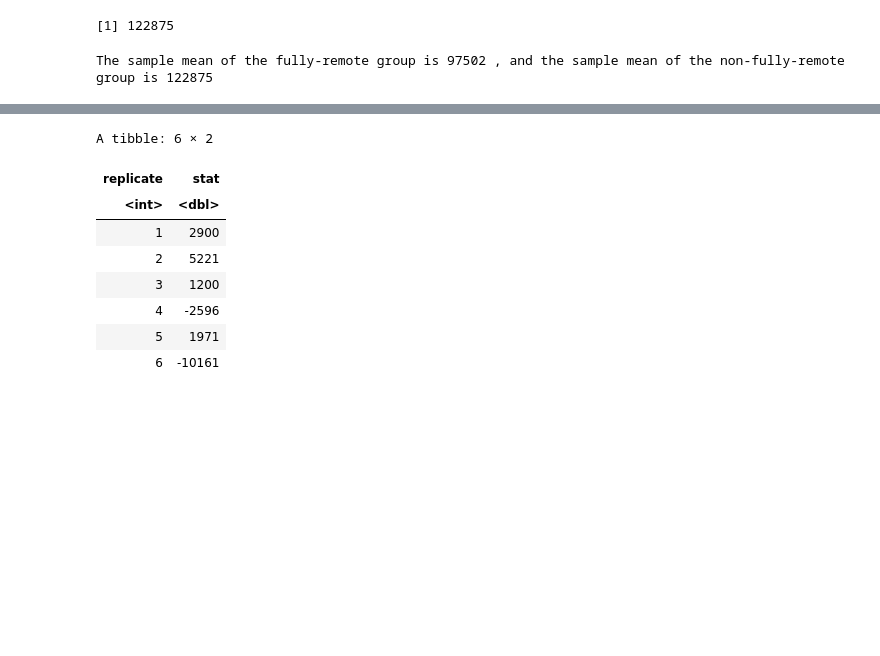
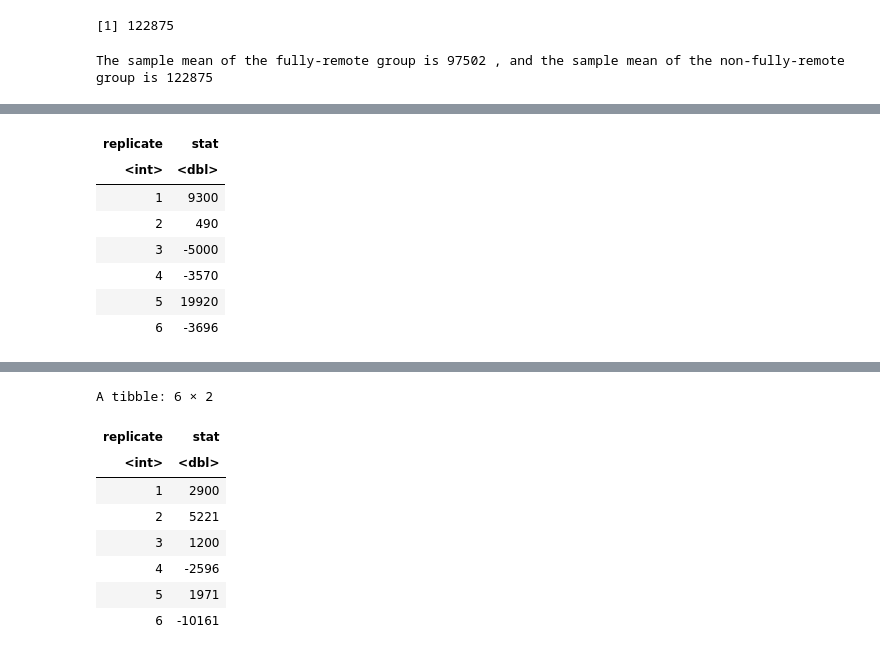
Before and after one commit to ludioludius/STAT201-Project, a Jupyter notebook: Final_Report_Draft.ipynb, the cells around one changed output, grey strips where cells are left out. Saved outputs shown, nothing was run; the diff lists cells and outputs as text; code cells hidden in the pictures; blank space fills up the shorter version.

```diff
--- a/Final_Report_Draft.ipynb
+++ b/Final_Report_Draft.ipynb
@@ -494,0 +509,88 @@ A tibble: 1 × 1
+# %%
+## change country mean to median
+
+#calculate observed test statistic
+us_obs_diff_in_meds <-
+    us_remote_binary %>%
+    specify(formula = salary_in_usd ~ fully_remote) %>%
+    calculate(stat = "diff in medians", order = c("TRUE", "FALSE"))
+# us_obs_diff_in_meds
+
+# build the null distribution
+us_null_dist_meds <- us_remote_binary %>%
+    specify(formula = salary_in_usd ~ fully_remote) %>%
+    hypothesize(null = "independence") %>%
+    generate(reps = 10000, type = "permute") %>%
+    calculate(stat="diff in medians", order = c("TRUE", "FALSE"))
+head(us_null_dist_meds)
+
+# # visualization
+# diff_in_medians_plot <-
+#     visualize(null_dist, bins = 10) +
+#     shade_p_value(obs_stat = obs_diff_in_means, direction = "right") +
+#     xlab("Difference in mean") +
+#     theme(text = element_text(size = 20))
+# diff_in_medians_plot
+
+# get p value
+us_p_value_meds <- us_null_dist_meds %>%
+    get_p_value(obs_stat = us_obs_diff_in_meds, direction = "right")
+us_p_value_meds
+
+
+#calculate observed test statistic
+ca_obs_diff_in_meds <-
+    ca_remote_binary %>%
+    specify(formula = salary_in_usd ~ fully_remote) %>%
+    calculate(stat = "diff in medians", order = c("TRUE", "FALSE"))
+# ca_obs_diff_in_meds
+
+# build the null distribution
+ca_null_dist_meds <- ca_remote_binary %>%
+    specify(formula = salary_in_usd ~ fully_remote) %>%
+    hypothesize(null = "independence") %>%
+    generate(reps = 10000, type = "permute") %>%
+    calculate(stat="diff in medians", order = c("TRUE", "FALSE"))
+head(ca_null_dist_meds)
+
+# # visualization
+# diff_in_medians_plot <-
+#     visualize(null_dist, bins = 10) +
+#     shade_p_value(obs_stat = obs_diff_in_means, direction = "right") +
+#     xlab("Difference in mean") +
+#     theme(text = element_text(size = 20))
+# diff_in_medians_plot
+
+# get p value
+ca_p_value_meds <- ca_null_dist_meds %>%
+    get_p_value(obs_stat = ca_obs_diff_in_meds, direction = "right")
+ca_p_value_meds
+
+#calculate observed test statistic
+other_obs_diff_in_meds <-
+    other_remote_binary %>%
+    specify(formula = salary_in_usd ~ fully_remote) %>%
+    calculate(stat = "diff in medians", order = c("TRUE", "FALSE"))
+# other_obs_diff_in_meds
+
+# build the null distribution
+other_null_dist_meds <- other_remote_binary %>%
+    specify(formula = salary_in_usd ~ fully_remote) %>%
+    hypothesize(null = "independence") %>%
+    generate(reps = 10000, type = "permute") %>%
+    calculate(stat = "diff in medians", order = c("TRUE", "FALSE"))
+head(other_null_dist_meds)
+
+# # visualization
+# diff_in_medians_plot <-
+#     visualize(null_dist, bins = 10) +
+#     shade_p_value(obs_stat = obs_diff_in_means, direction = "right") +
+#     xlab("Difference in mean") +
+#     theme(text = element_text(size = 20))
+# diff_in_medians_plot
+
+# get p value
+other_p_value_meds <- other_null_dist_meds %>%
+    get_p_value(obs_stat = other_obs_diff_in_meds, direction = "right")
+other_p_value_meds
+# %% [output]
@@ -494,0 +598,8 @@ A tibble: 1 × 1
+| replicate | stat |
+| <int> | <dbl> |
+| 1 | 9300 |
+| 2 | 490 |
+| 3 | -5000 |
+| 4 | -3570 |
+| 5 | 19920 |
+| 6 | -3696 |
```
Also changed, not shown: parts of 7 cells of this notebook.
